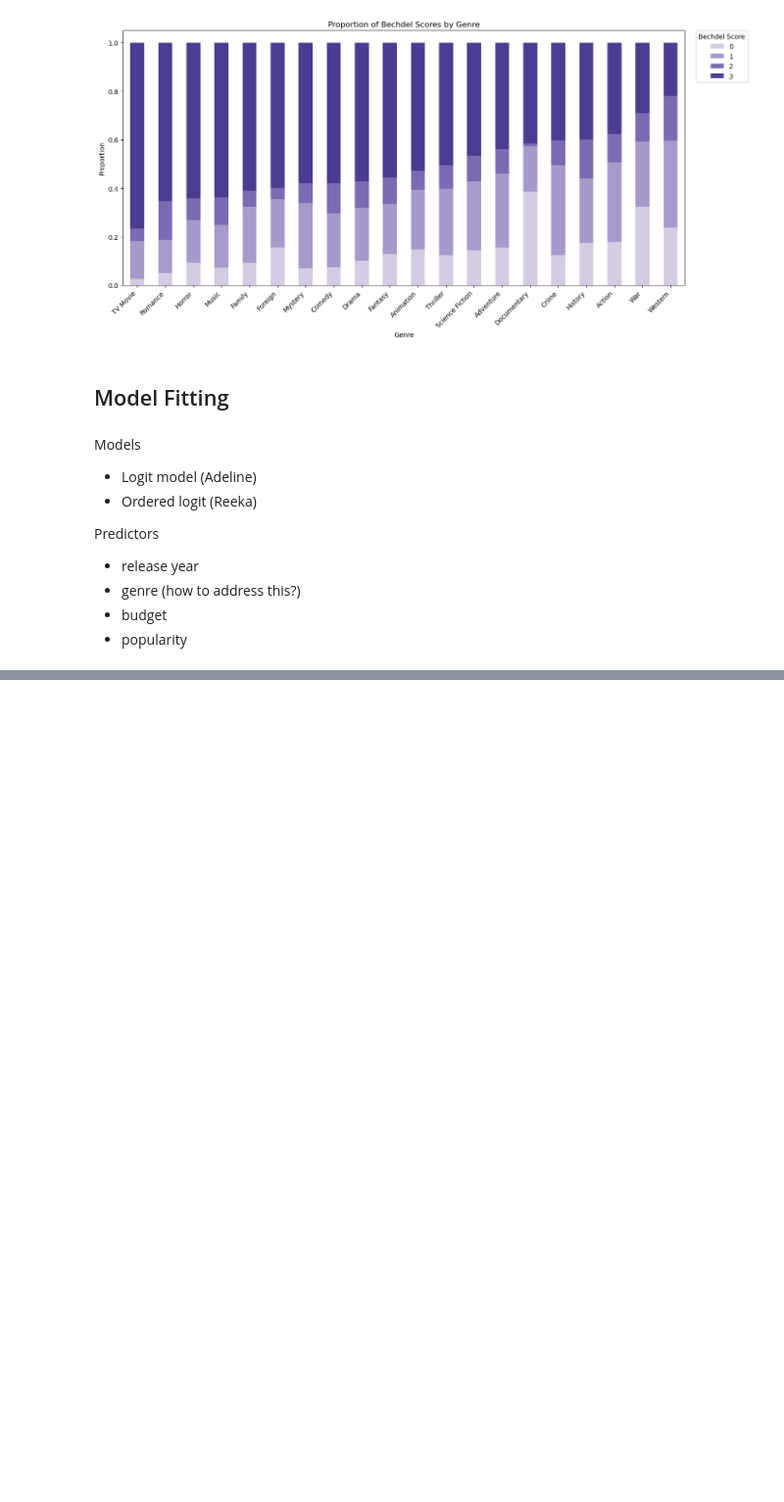
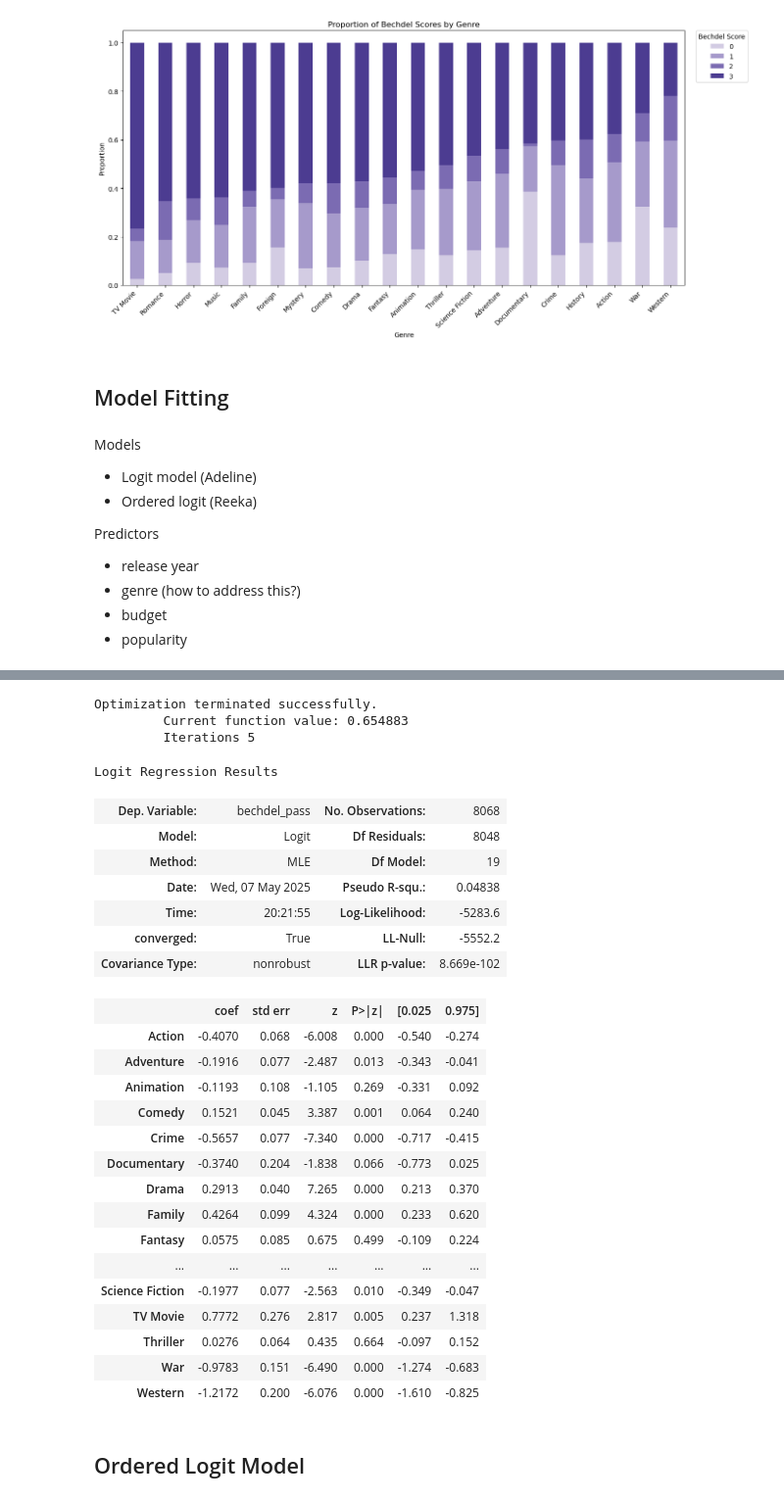
Before and after one commit to 80line/Bechdel_Test_Films, a Jupyter notebook: bechdel_test_films.ipynb, the cells around one changed output, grey strips where cells are left out. Shown at 98% size. Saved outputs shown, nothing was run; the diff lists cells and outputs as text; code cells hidden in the pictures; blank space fills up the shorter version.

```diff
--- a/bechdel_test_films.ipynb
+++ b/bechdel_test_films.ipynb
@@ -248,7 +248,7 @@ See the caveats in the documentation: https://pandas.pydata.org/pandas-docs/stab
 ## Count of films per genre
 
 # Convert 'genres' column from string to list
-bechdel_movies['genres_list'] = bechdel_movies['genres'].apply(lambda x: literal_eval(x) if isinstance(x, str) else [])
+bechdel_movies['genres_list'] = bechdel_movies['genres'].apply(lambda x: ast.literal_eval(x) if isinstance(x, str) else [])
 
 # Flatten the list of genres across all rows
 all_genres = [genre for sublist in bechdel_movies['genres_list'] for genre in sublist]
@@ -445,0 +468,5 @@ df = df[['bechdel_score', 'Action', 'Adventure', 'Animation', 'Comedy', 'Crime',
+# %%
+# create dummy variable for whether or not the movie passes the Bechdel test fully
+    # score 0-2 = 0
+    # score 3 = 1
+df['bechdel_pass'] = df['bechdel_score'].apply(lambda x: 1 if x == 3 else 0)
@@ -446,3 +510,47 @@ df = df[['bechdel_score', 'Action', 'Adventure', 'Animation', 'Comedy', 'Crime',
+# %%
+# model with only genres
+X = df[['Action', 'Adventure', 'Animation', 'Comedy', 'Crime', 'Documentary',
+       'Drama', 'Family', 'Fantasy', 'Foreign', 'History', 'Horror', 'Music',
+       'Mystery', 'Romance', 'Science Fiction', 'TV Movie', 'Thriller', 'War',
+       'Western']]
+
+y = df['bechdel_pass']
+
+# Fit model
+bin_model_gen = sm.Logit(y, X)
+bin_res_gen = bin_model_gen.fit()
+
+bin_res_gen.summary()
+# %% [output]
+Optimization terminated successfully.
+         Current function value: 0.654883
+         Iterations 5
+Logit Regression Results
+| Dep. Variable: | bechdel_pass | No. Observations: | 8068 |
+| Model: | Logit | Df Residuals: | 8048 |
+| Method: | MLE | Df Model: | 19 |
+| Date: | Wed, 07 May 2025 | Pseudo R-squ.: | 0.04838 |
+| Time: | 20:21:55 | Log-Likelihood: | -5283.6 |
+| converged: | True | LL-Null: | -5552.2 |
+| Covariance Type: | nonrobust | LLR p-value: | 8.669e-102 |
+|  | coef | std err | z | P>|z| | [0.025 | 0.975] |
+| Action | -0.4070 | 0.068 | -6.008 | 0.000 | -0.540 | -0.274 |
+| Adventure | -0.1916 | 0.077 | -2.487 | 0.013 | -0.343 | -0.041 |
+| Animation | -0.1193 | 0.108 | -1.105 | 0.269 | -0.331 | 0.092 |
+| Comedy | 0.1521 | 0.045 | 3.387 | 0.001 | 0.064 | 0.240 |
+| Crime | -0.5657 | 0.077 | -7.340 | 0.000 | -0.717 | -0.415 |
+| Documentary | -0.3740 | 0.204 | -1.838 | 0.066 | -0.773 | 0.025 |
+| Drama | 0.2913 | 0.040 | 7.265 | 0.000 | 0.213 | 0.370 |
+| Family | 0.4264 | 0.099 | 4.324 | 0.000 | 0.233 | 0.620 |
+| Fantasy | 0.0575 | 0.085 | 0.675 | 0.499 | -0.109 | 0.224 |
+| ... | ... | ... | ... | ... | ... | ... |
+| Science Fiction | -0.1977 | 0.077 | -2.563 | 0.010 | -0.349 | -0.047 |
+| TV Movie | 0.7772 | 0.276 | 2.817 | 0.005 | 0.237 | 1.318 |
+| Thriller | 0.0276 | 0.064 | 0.435 | 0.664 | -0.097 | 0.152 |
+| War | -0.9783 | 0.151 | -6.490 | 0.000 | -1.274 | -0.683 |
+| Western | -1.2172 | 0.200 | -6.076 | 0.000 | -1.610 | -0.825 |
+# %% [markdown]
+## Ordered Logit Model
 # %%
 import statsmodels.api as sm
 from statsmodels.miscmodels.ordinal_model import OrderedModel
```
Also changed, not shown: parts of 8 cells of this notebook.
